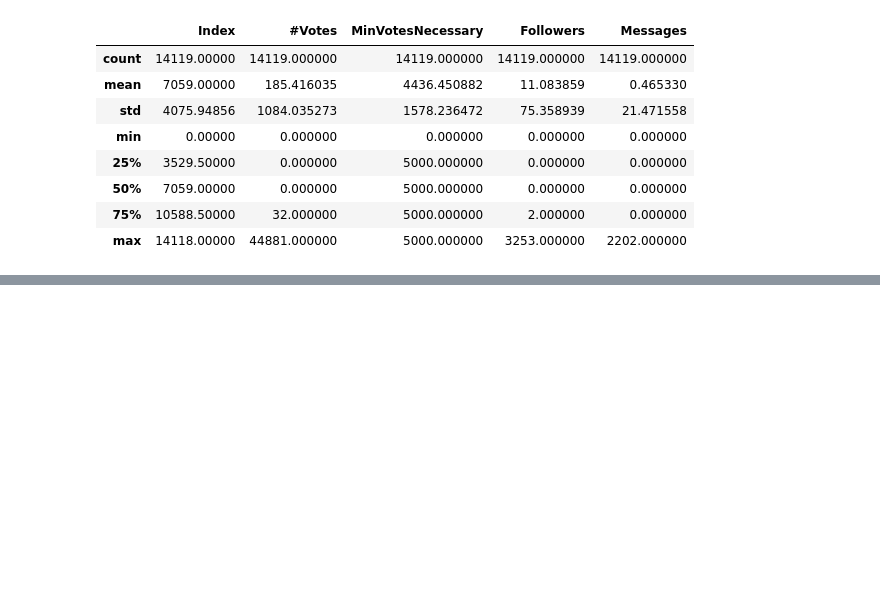
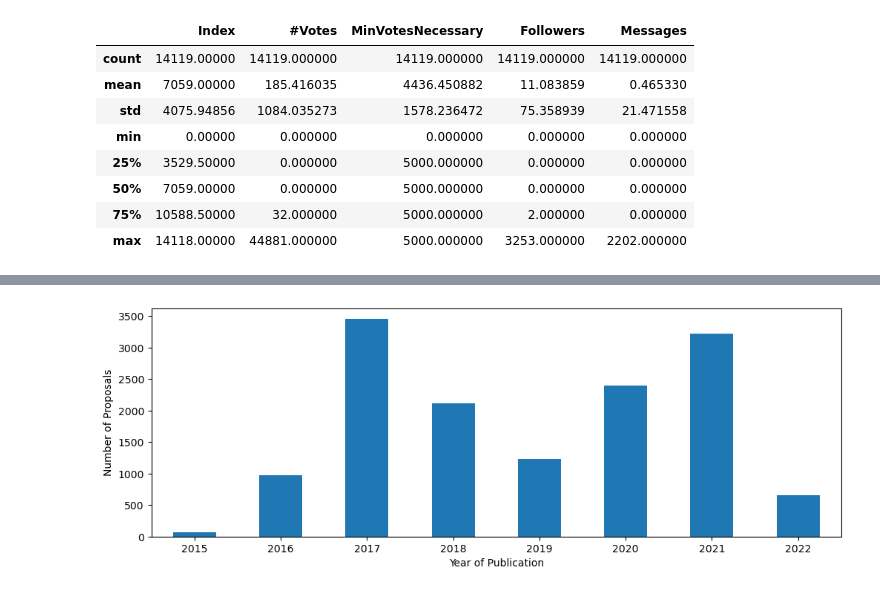
Before and after one commit to mojoee/03_UrbanDevelopmentTaiwan, a Jupyter notebook: dataExploration.ipynb, the cells around one changed output, grey strips where cells are left out. Cells and saved outputs as stored; diff of their text form; code cells hidden in the pictures; blank space fills up the shorter version.

```diff
--- a/dataExploration.ipynb
+++ b/dataExploration.ipynb
@@ -63,0 +82,5 @@ top10Votes[:10]
+# %%
+# count proposals per year
+# df['publishDate'].groupby([df.publishDate.dt.year]).agg('count')
+print(df.dtypes)
+df['publishDate'] = pd.to_datetime(df['publishDate'], format='%Y-%m-%d %H:%M:%S')
@@ -63,0 +117,10 @@ top10Votes[:10]
+# %%
+# plot
+fig, axs = plt.subplots(figsize=(12, 4))
+df['publishDate'].groupby([df.publishDate.dt.year]).agg('count').plot(
+    kind='bar', rot=0, ax=axs
+)
+plt.xlabel("Year of Publication");  # custom x label using Matplotlib
+plt.ylabel("Number of Proposals");
+# %% [output]
+[figure, added]
```
Also changed, not shown: parts of 12 cells of this notebook, 1 other file.
